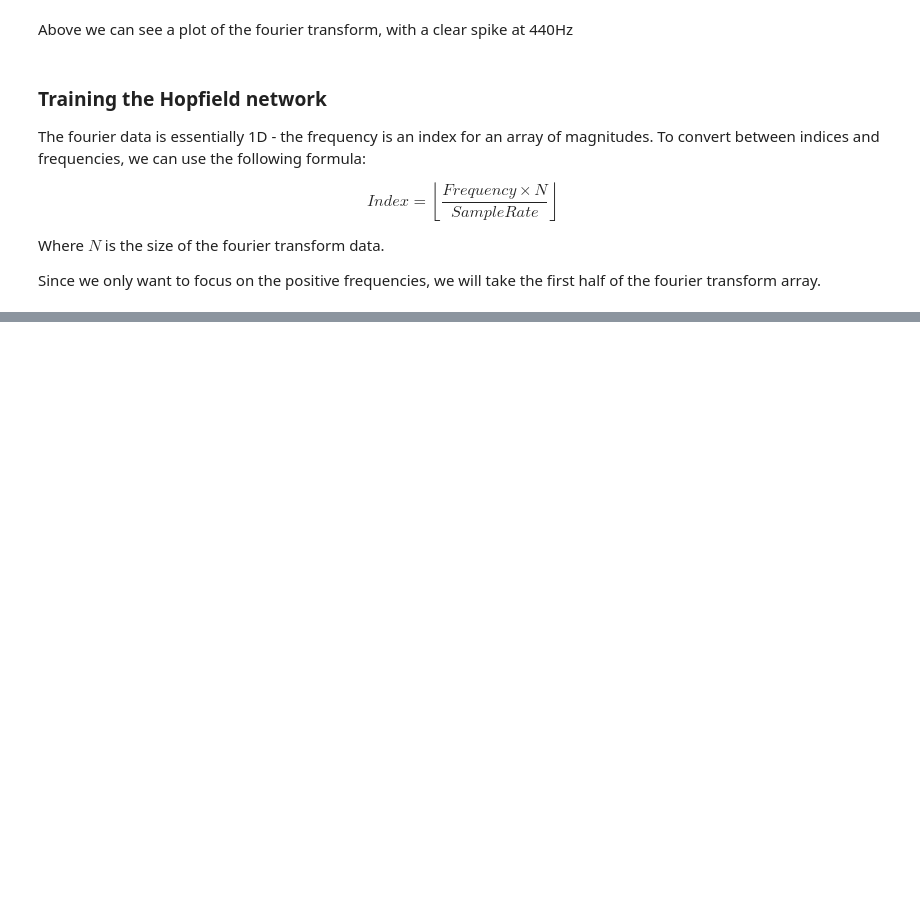
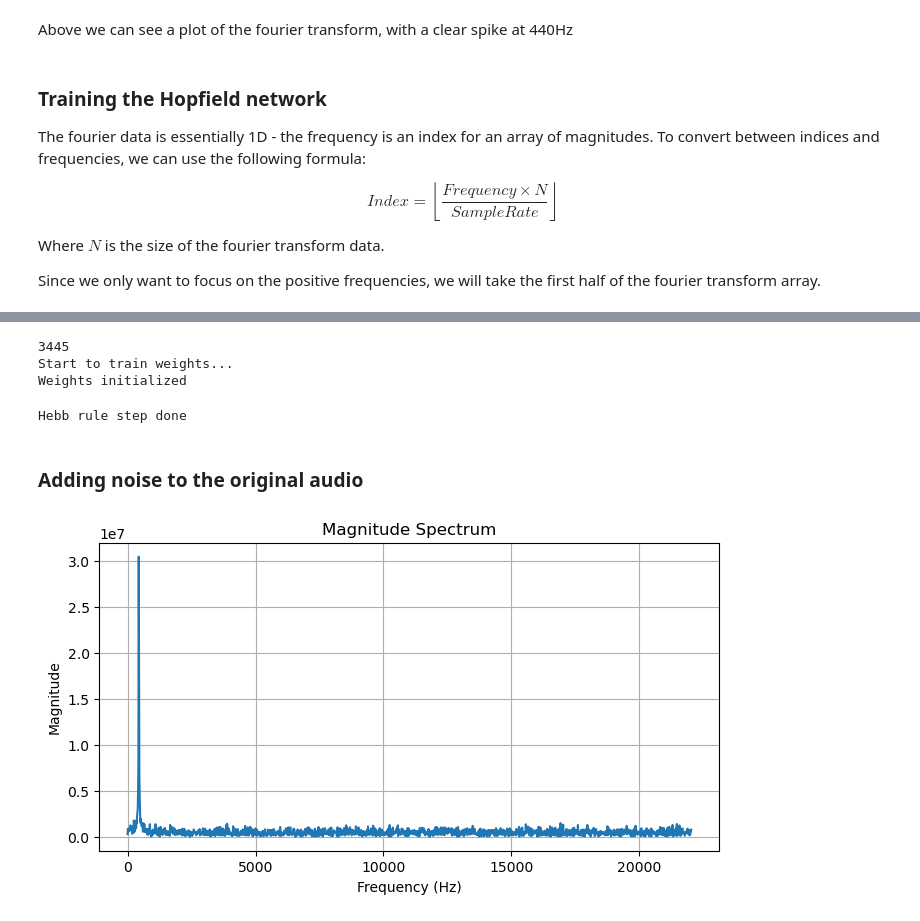
Before and after one commit to tim-manley/Applications-of-Hopfield-Networks, a Jupyter notebook: pitch_denoising.ipynb, the cells around one changed output, grey strips where cells are left out. Saved outputs shown, nothing was run; the diff lists cells and outputs as text; code cells hidden in the pictures; blank space fills up the shorter version.

```diff
--- a/pitch_denoising.ipynb
+++ b/pitch_denoising.ipynb
@@ -106,0 +55,47 @@ saved_thing = np.outer(t, t)
+# %%
+# Get the data we want to memorize
+from tqdm import tqdm
+
+
+positive_fft = np.abs(fft_result)[:len(frequencies)//2]
+print(len(frequencies))
+
+# Initialize the Hopfield network
+model = HopfieldNetwork()
+
+# Only one data point to train, but input needs to be a list
+train_data = [positive_fft]
+
+# Train the weights in the network
+model.train_weights([positive_fft])
+# %% [output]
+3445
+Start to train weights...
+Weights initialized
+Hebb rule step done
+# %% [markdown]
+### Adding noise to the original audio
+# %%
+# Generate white noise
+noise_level = 10000
+noise = np.random.normal(0, noise_level, len(data))
+
+# Add the noise to the audio data
+noisy_audio = data + noise
+
+# Clip the values to the valid range for 16-bit PCM audio
+noisy_audio = np.clip(noisy_audio, -32768, 32767).astype(np.int16)
+
+# Get the fourier transform of the data
+noisy_fft = np.fft.fft(noisy_audio, len(noisy_audio)//64)
+
+# Plot the magnitude spectrum
+plt.figure(figsize=(8, 4))
+plt.plot(frequencies[:len(frequencies)//2], np.abs(noisy_fft)[:len(frequencies)//2])
+plt.title('Magnitude Spectrum')
+plt.xlabel('Frequency (Hz)')
+plt.ylabel('Magnitude')
+plt.grid()
+plt.show()
+# %% [output]
+[figure, added]
```
Also changed, not shown: parts of 7 cells of this notebook, 1 other file.
